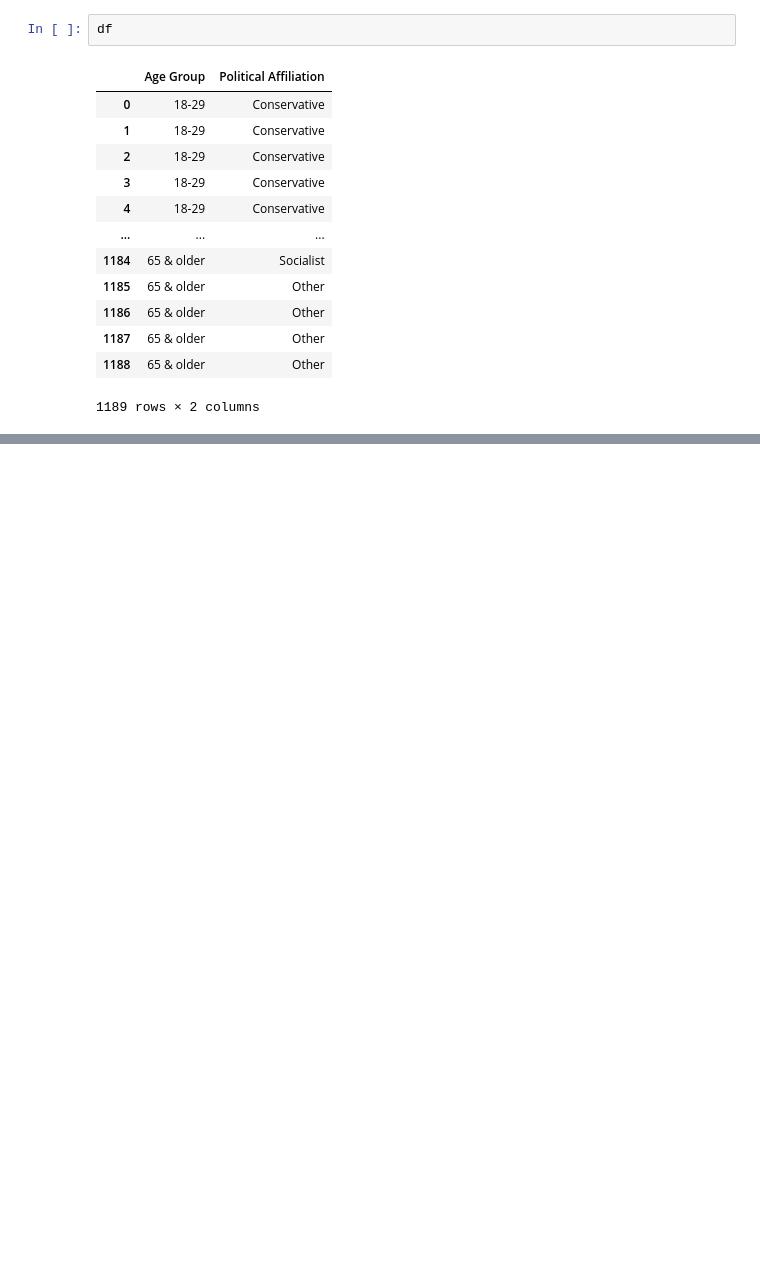
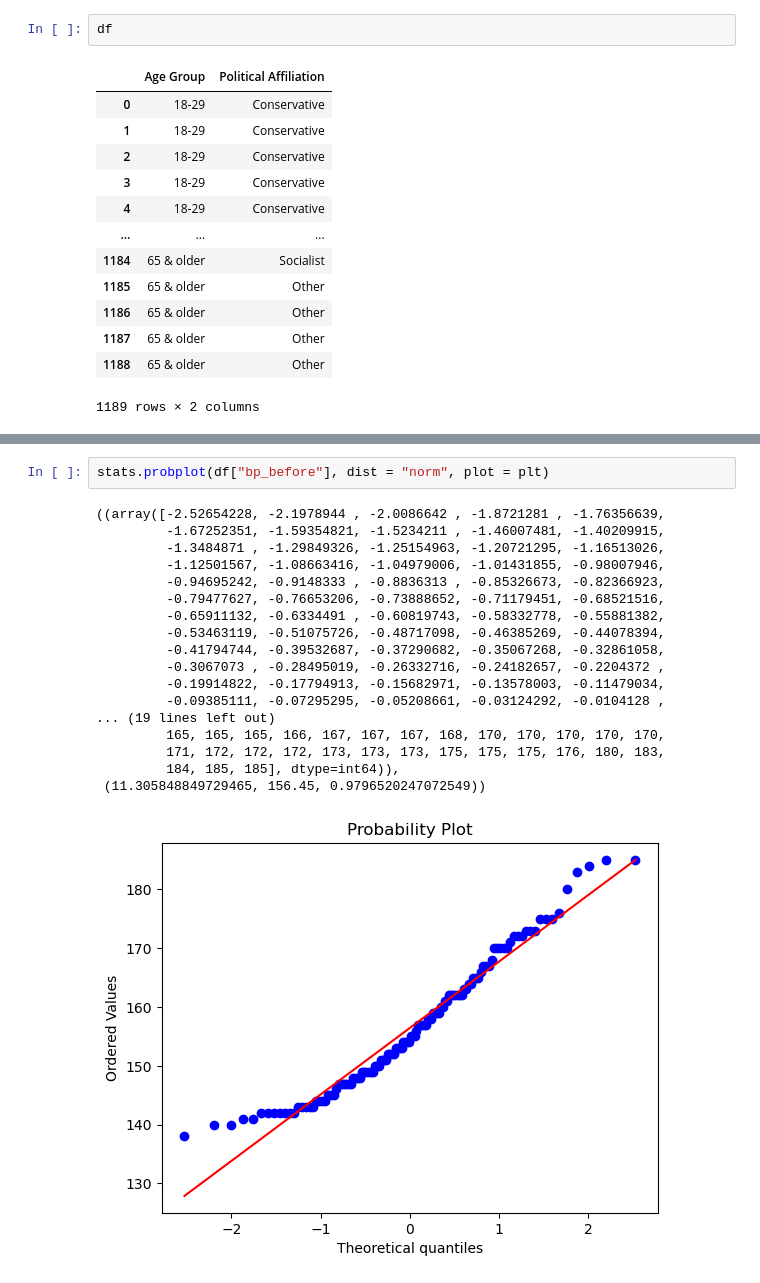
Before and after one commit to axelguerinoctave/M2-ICES-2022-2023, a Jupyter notebook: TP 5.ipynb, the cells around one changed output, grey strips where cells are left out. Cells and saved outputs as stored; diff of their text form; blank space fills up the shorter version.

```diff
--- a/TP 5.ipynb
+++ b/TP 5.ipynb
@@ -122,0 +211,21 @@ df
+# %%
+stats.probplot(df["bp_before"], dist = "norm", plot = plt)
+# %% [output]
+((array([-2.52654228, -2.1978944 , -2.0086642 , -1.8721281 , -1.76356639,
+         -1.67252351, -1.59354821, -1.5234211 , -1.46007481, -1.40209915,
+         -1.3484871 , -1.29849326, -1.25154963, -1.20721295, -1.16513026,
+         -1.12501567, -1.08663416, -1.04979006, -1.01431855, -0.98007946,
+         -0.94695242, -0.9148333 , -0.8836313 , -0.85326673, -0.82366923,
+         -0.79477627, -0.76653206, -0.73888652, -0.71179451, -0.68521516,
+         -0.65911132, -0.6334491 , -0.60819743, -0.58332778, -0.55881382,
+         -0.53463119, -0.51075726, -0.48717098, -0.46385269, -0.44078394,
+         -0.41794744, -0.39532687, -0.37290682, -0.35067268, -0.32861058,
+         -0.3067073 , -0.28495019, -0.26332716, -0.24182657, -0.2204372 ,
+         -0.19914822, -0.17794913, -0.15682971, -0.13578003, -0.11479034,
+         -0.09385111, -0.07295295, -0.05208661, -0.03124292, -0.0104128 ,
+... (19 lines left out)
+         165, 165, 165, 166, 167, 167, 167, 168, 170, 170, 170, 170, 170,
+         171, 172, 172, 172, 173, 173, 173, 175, 175, 175, 176, 180, 183,
+         184, 185, 185], dtype=int64)),
+ (11.305848849729465, 156.45, 0.9796520247072549))
+[figure, added]
```
Also changed, not shown: parts of 16 cells of this notebook.
